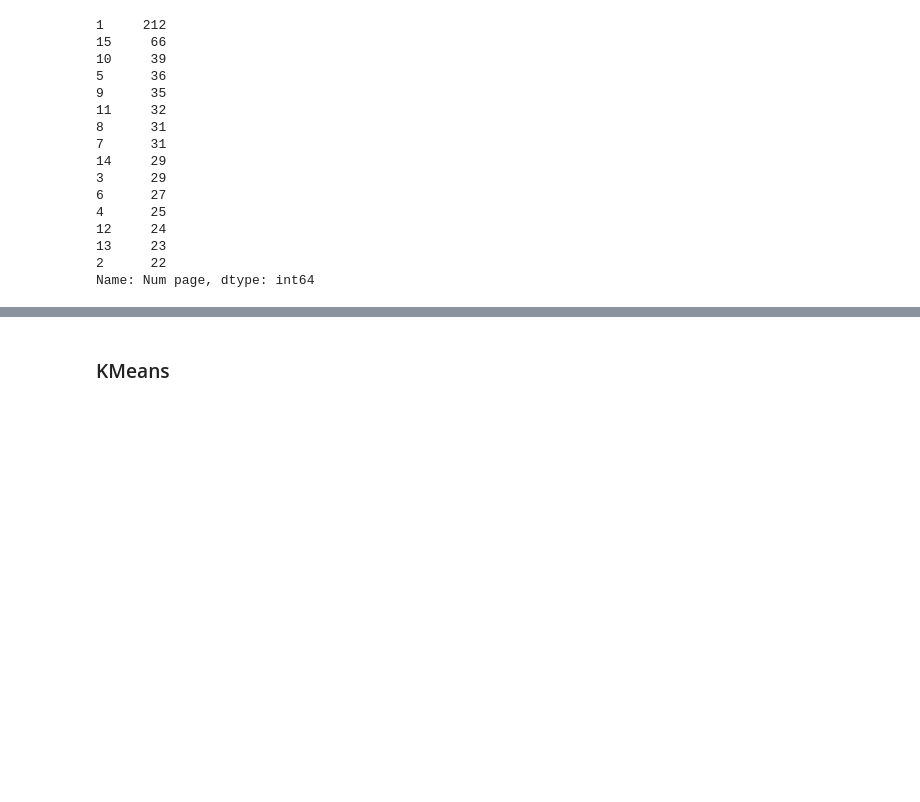
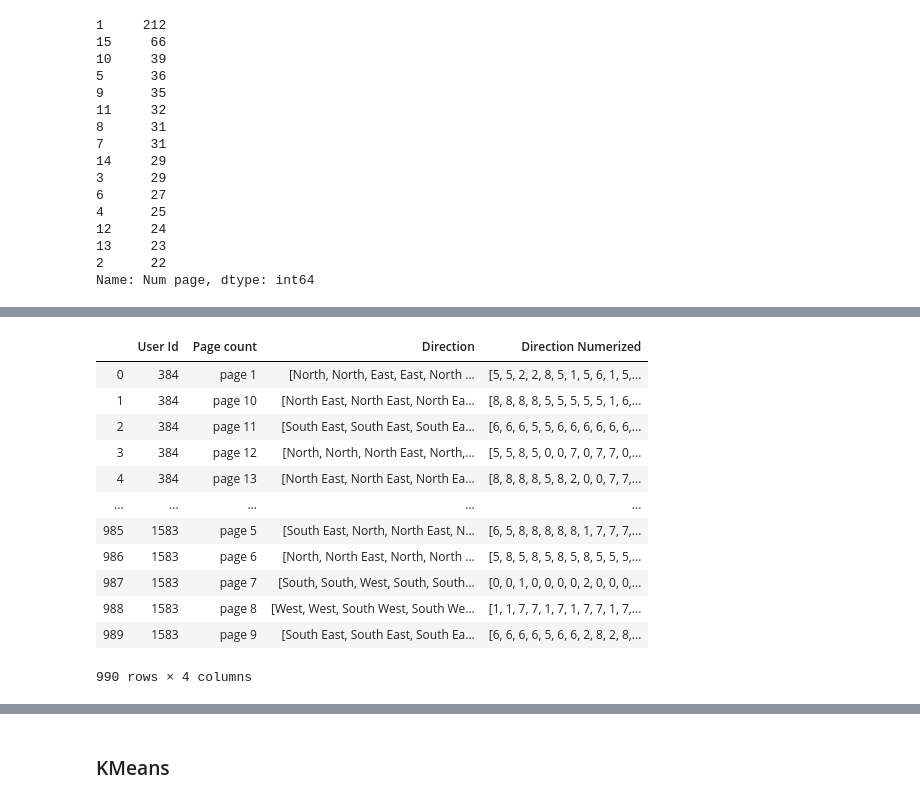
Before and after one commit to dachosen1/Validating-psychometric-survey-responses, a Jupyter notebook: Models/Q1_Mouse Activity/Hidden Markov/Model 2.ipynb, the cells around one changed output, grey strips where cells are left out. Drawn from its saved outputs; the diff is of its cells as text; code cells hidden in the pictures; blank space fills up the shorter version.

```diff
--- a/Models/Q1_Mouse Activity/Hidden Markov/Model 2.ipynb
+++ b/Models/Q1_Mouse Activity/Hidden Markov/Model 2.ipynb
@@ -160,3 +172,19 @@ for value in range(1,16):
+# %%
+flatten_data
+# %% [output]
+|  | User Id | Page count | Direction | Direction Numerized |
+| 0 | 384 | page 1 | [North, North, East, East, North ... | [5, 5, 2, 2, 8, 5, 1, 5, 6, 1, 5,... |
+| 1 | 384 | page 10 | [North East, North East, North Ea... | [8, 8, 8, 8, 5, 5, 5, 5, 5, 1, 6,... |
+| 2 | 384 | page 11 | [South East, South East, South Ea... | [6, 6, 6, 5, 5, 6, 6, 6, 6, 6, 6,... |
+| 3 | 384 | page 12 | [North, North, North East, North,... | [5, 5, 8, 5, 0, 0, 7, 0, 7, 7, 0,... |
+| 4 | 384 | page 13 | [North East, North East, North Ea... | [8, 8, 8, 8, 5, 8, 2, 0, 0, 7, 7,... |
+| ... | ... | ... | ... | ... |
+| 985 | 1583 | page 5 | [South East, North, North East, N... | [6, 5, 8, 8, 8, 8, 8, 1, 7, 7, 7,... |
+| 986 | 1583 | page 6 | [North, North East, North, North ... | [5, 8, 5, 8, 5, 8, 5, 8, 5, 5, 5,... |
+| 987 | 1583 | page 7 | [South, South, West, South, South... | [0, 0, 1, 0, 0, 0, 0, 2, 0, 0, 0,... |
+| 988 | 1583 | page 8 | [West, West, South West, South We... | [1, 1, 7, 7, 1, 7, 1, 7, 7, 1, 7,... |
+| 989 | 1583 | page 9 | [South East, South East, South Ea... | [6, 6, 6, 6, 5, 6, 6, 2, 8, 2, 8,... |
+990 rows × 4 columns
 # %%
 user_fraud_matrix = pd.DataFrame(data=0 , index=unique_user, columns=unique_page)
 user_fraud_matrix
```
Also changed, not shown: parts of 14 cells of this notebook, 1 other file.
